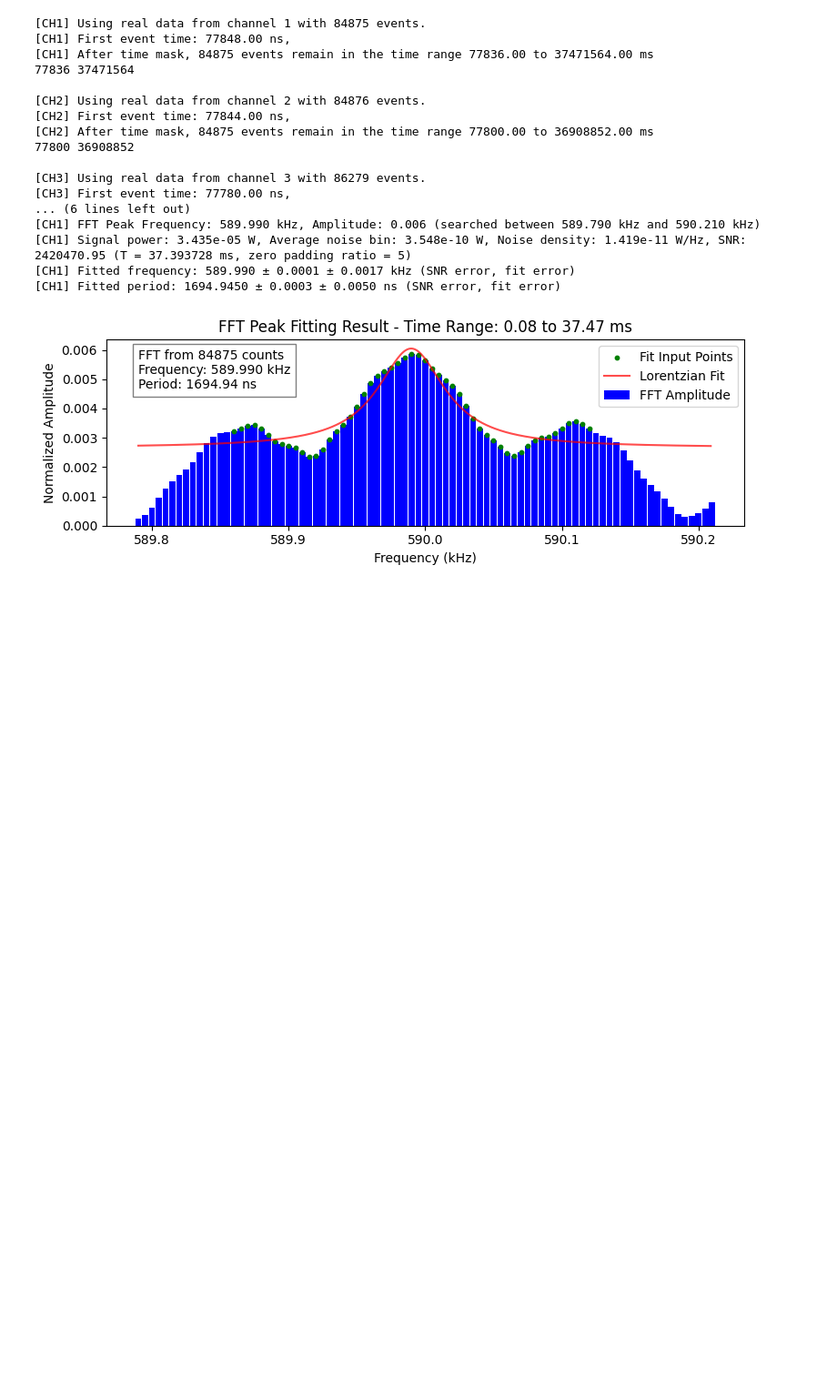
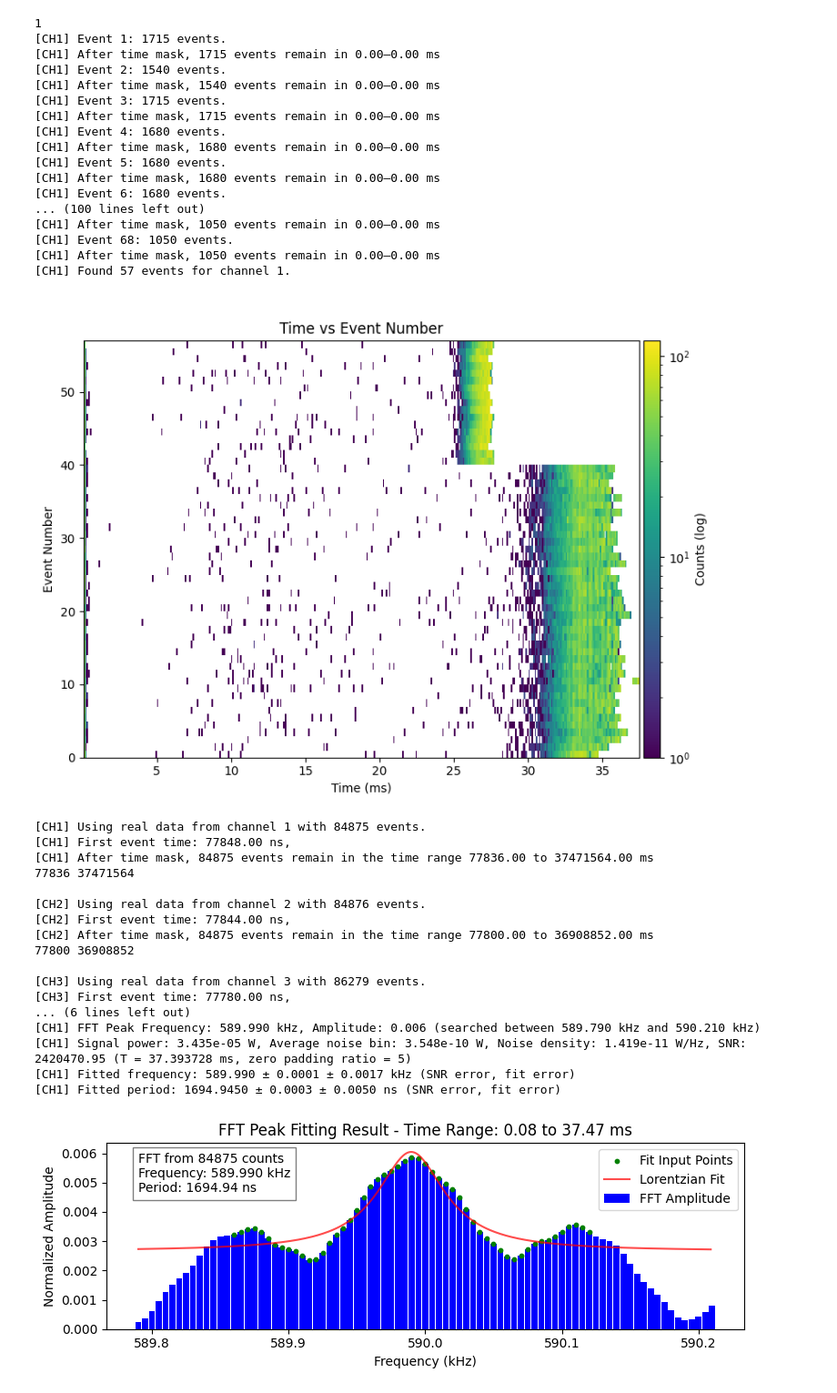
Before and after one commit to prebys/mu2e_UEM_firmware, a Jupyter notebook: socketudp/extinction_measurement.ipynb, the cells around one changed output. Shown at 91% size. Saved outputs shown, nothing was run; the diff lists cells and outputs as text; code cells hidden in the pictures; blank space fills up the shorter version.

```diff
--- a/socketudp/extinction_measurement.ipynb
+++ b/socketudp/extinction_measurement.ipynb
@@ -85,6 +90,43 @@ def get_delta_train(channel, fft_time_range_ns: tuple[float, float] = (None, Non
         raise ValueError("Invalid use case. Use 'real_data' or 'simulated_data'.")
 
     return delta_train, fft_time_range_ns
+# %%
+def get_delta_train_per_event(channel: int, fft_time_range_ns: tuple[float, float] = (None, None)):
+    """
+    Get delta train for a specific channel and event.
+    :param channel: Channel number (1, 2, or 3).
+    :param fft_time_range_ns: Time range for FFT in nanoseconds.
+    :return: Delta train and time range for FFT.
+    """
+    r = get_delta_trains_per_event_from_hex(hex_check, channel, fft_time_range_ns, units='ms')
+    return r
+
+delta_trains_per_event, fft_time_range_ns_2 = get_delta_train_per_event(1, (0, np.inf))
+
+plot_2d_histogram_time_vs_event_number(
+    delta_trains_per_event,
+    bin_width = 0.1,
+    units='ms',
+)
+# %% [output]
+1
+[CH1] Event 1: 1715 events.
+[CH1] After time mask, 1715 events remain in 0.00–0.00 ms
+[CH1] Event 2: 1540 events.
+[CH1] After time mask, 1540 events remain in 0.00–0.00 ms
+[CH1] Event 3: 1715 events.
+[CH1] After time mask, 1715 events remain in 0.00–0.00 ms
+[CH1] Event 4: 1680 events.
+[CH1] After time mask, 1680 events remain in 0.00–0.00 ms
+[CH1] Event 5: 1680 events.
+[CH1] After time mask, 1680 events remain in 0.00–0.00 ms
+[CH1] Event 6: 1680 events.
+... (100 lines left out)
+[CH1] After time mask, 1050 events remain in 0.00–0.00 ms
+[CH1] Event 68: 1050 events.
+[CH1] After time mask, 1050 events remain in 0.00–0.00 ms
+[CH1] Found 57 events for channel 1.
+[figure, added]
 # %%
 def fft(channel: int, delta_train, fft_time_range_ns):
     global signal_period
```
Also changed, not shown: parts of 7 cells of this notebook, 2 other files.
